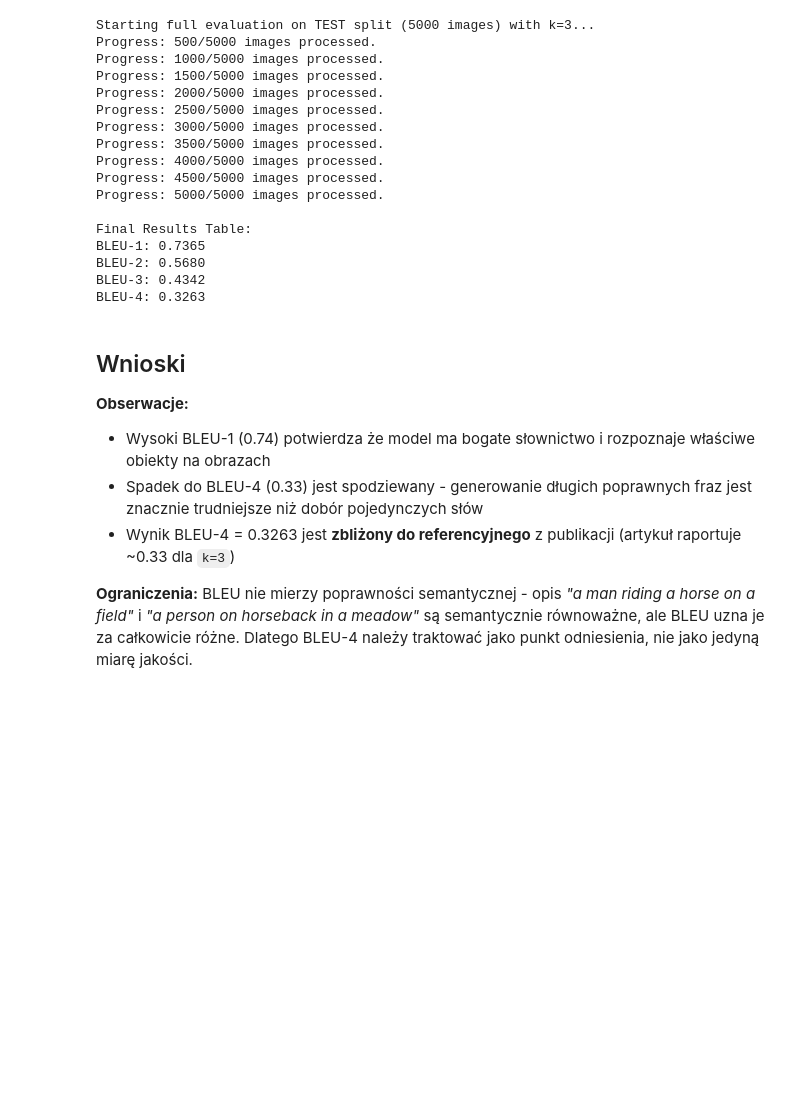
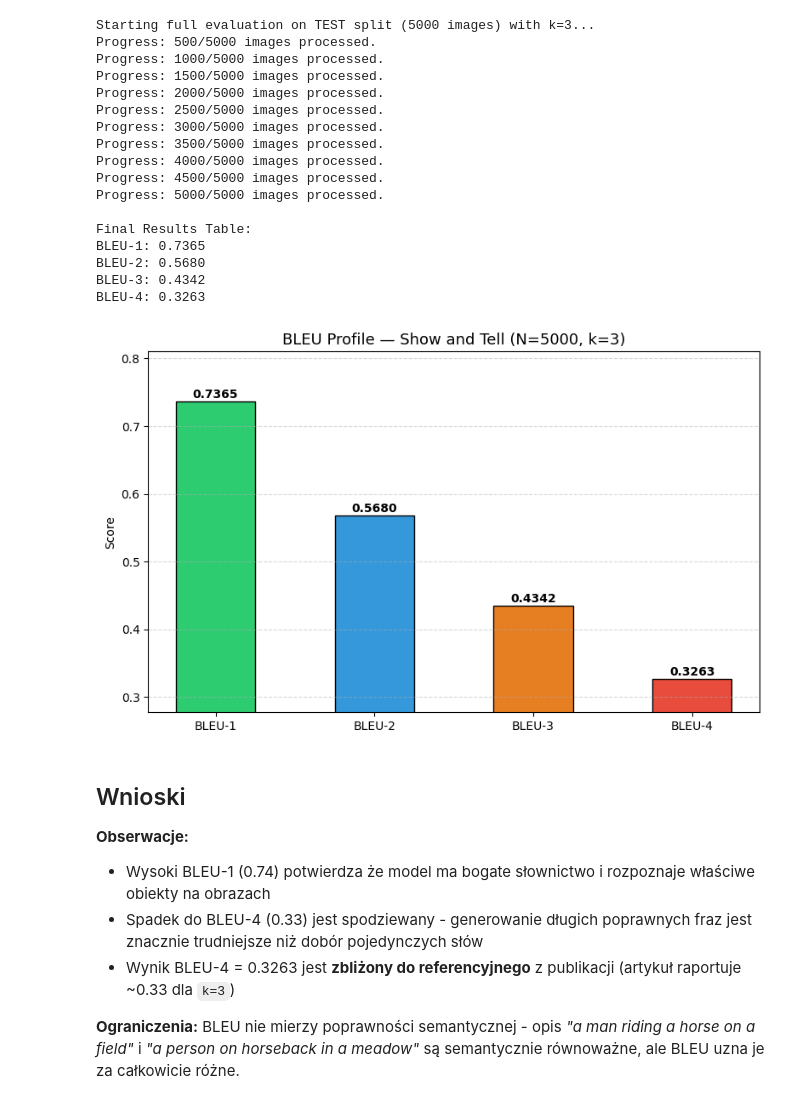
Before and after one commit to christopher-dabrowski/Show-and-Tell, a Jupyter notebook: eksperymenty/eksperyment-2.ipynb, the cells around one changed output. Cells and saved outputs as stored; diff of their text form; code cells hidden in the pictures; blank space fills up the shorter version.

```diff
--- a/eksperymenty/eksperyment-2.ipynb
+++ b/eksperymenty/eksperyment-2.ipynb
@@ -150,6 +150,27 @@ BLEU-1: 0.7365
 BLEU-2: 0.5680
 BLEU-3: 0.4342
 BLEU-4: 0.3263
+# %%
+metrics = ['BLEU-1', 'BLEU-2', 'BLEU-3', 'BLEU-4']
+scores = [final_results[m] for m in metrics]
+
+fig, ax = plt.subplots(figsize=(8, 5))
+bars = ax.bar(metrics, scores,
+              color=['#2ecc71', '#3498db', '#e67e22', '#e74c3c'],
+              width=0.5, edgecolor='black')
+
+for bar, score in zip(bars, scores):
+    ax.text(bar.get_x() + bar.get_width()/2, bar.get_height() + 0.005,
+            f'{score:.4f}', ha='center', fontweight='bold')
+
+ax.set_title('BLEU Profile — Show and Tell (N=5000, k=3)', fontsize=13)
+ax.set_ylabel('Score')
+ax.set_ylim(min(scores) * 0.85, max(scores) * 1.1)
+ax.grid(axis='y', linestyle='--', alpha=0.5)
+plt.tight_layout()
+plt.show()
+# %% [output]
+[figure, added]
 # %% [markdown]
 ## Wnioski
 **Obserwacje:**
@@ -163,5 +184,4 @@ BLEU-4: 0.3263
 **Ograniczenia:**
 BLEU nie mierzy poprawności semantycznej - opis *"a man riding a horse on a field"*
 i *"a person on horseback in a meadow"* są semantycznie równoważne, ale BLEU
-uzna je za całkowicie różne. Dlatego BLEU-4 należy traktować jako punkt odniesienia,
-nie jako jedyną miarę jakości.
+uzna je za całkowicie różne.
```
Also changed, not shown: parts of 1 cell of this notebook, 5 other files.
